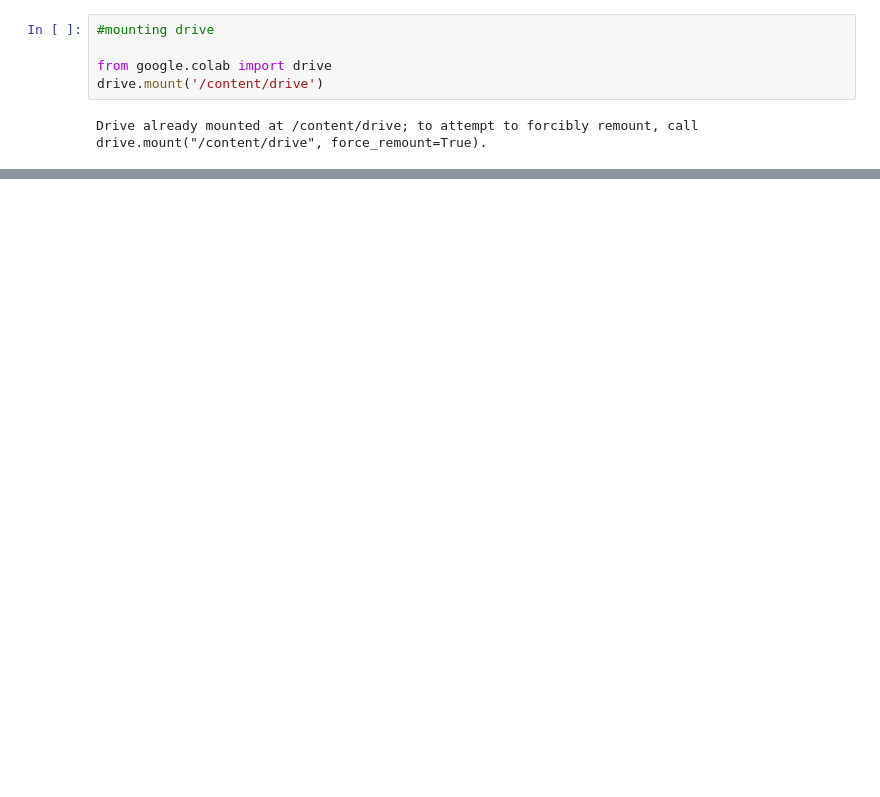
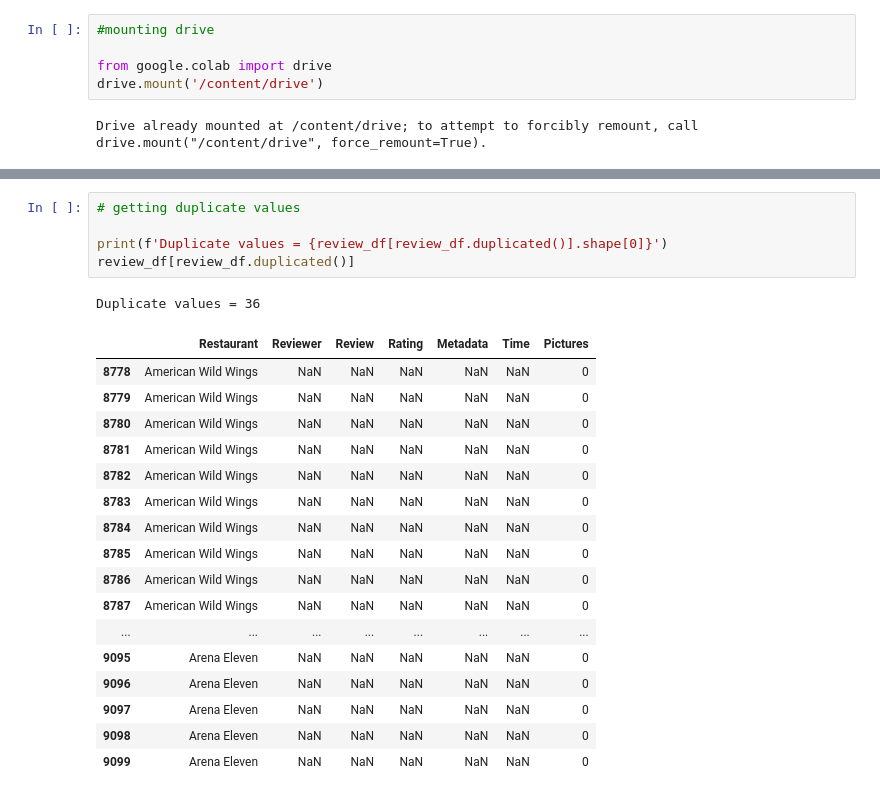
Before and after one commit to pi-mishra/Zomato-Restaurant-Clustering-And-Sentiment-Analysis, a Jupyter notebook: Zomato_Restaurant_Clustering_And_Sentiment_Analysis.ipynb, the cells around one changed output, grey strips where cells are left out. Saved outputs shown, nothing was run; the diff lists cells and outputs as text; blank space fills up the shorter version.

```diff
--- a/Zomato_Restaurant_Clustering_And_Sentiment_Analysis.ipynb
+++ b/Zomato_Restaurant_Clustering_And_Sentiment_Analysis.ipynb
@@ -735,0 +140,24 @@ Name: Review, Length: 9954, dtype: object
+# %%
+# getting duplicate values
+
+print(f'Duplicate values = {review_df[review_df.duplicated()].shape[0]}')
+review_df[review_df.duplicated()]
+# %% [output]
+Duplicate values = 36
+|  | Restaurant | Reviewer | Review | Rating | Metadata | Time | Pictures |
+| 8778 | American Wild Wings | NaN | NaN | NaN | NaN | NaN | 0 |
+| 8779 | American Wild Wings | NaN | NaN | NaN | NaN | NaN | 0 |
+| 8780 | American Wild Wings | NaN | NaN | NaN | NaN | NaN | 0 |
+| 8781 | American Wild Wings | NaN | NaN | NaN | NaN | NaN | 0 |
+| 8782 | American Wild Wings | NaN | NaN | NaN | NaN | NaN | 0 |
+| 8783 | American Wild Wings | NaN | NaN | NaN | NaN | NaN | 0 |
+| 8784 | American Wild Wings | NaN | NaN | NaN | NaN | NaN | 0 |
+| 8785 | American Wild Wings | NaN | NaN | NaN | NaN | NaN | 0 |
+| 8786 | American Wild Wings | NaN | NaN | NaN | NaN | NaN | 0 |
+| 8787 | American Wild Wings | NaN | NaN | NaN | NaN | NaN | 0 |
+| ... | ... | ... | ... | ... | ... | ... | ... |
+| 9095 | Arena Eleven | NaN | NaN | NaN | NaN | NaN | 0 |
+| 9096 | Arena Eleven | NaN | NaN | NaN | NaN | NaN | 0 |
+| 9097 | Arena Eleven | NaN | NaN | NaN | NaN | NaN | 0 |
+| 9098 | Arena Eleven | NaN | NaN | NaN | NaN | NaN | 0 |
+| 9099 | Arena Eleven | NaN | NaN | NaN | NaN | NaN | 0 |
```
Also changed, not shown: parts of 120 cells of this notebook.
